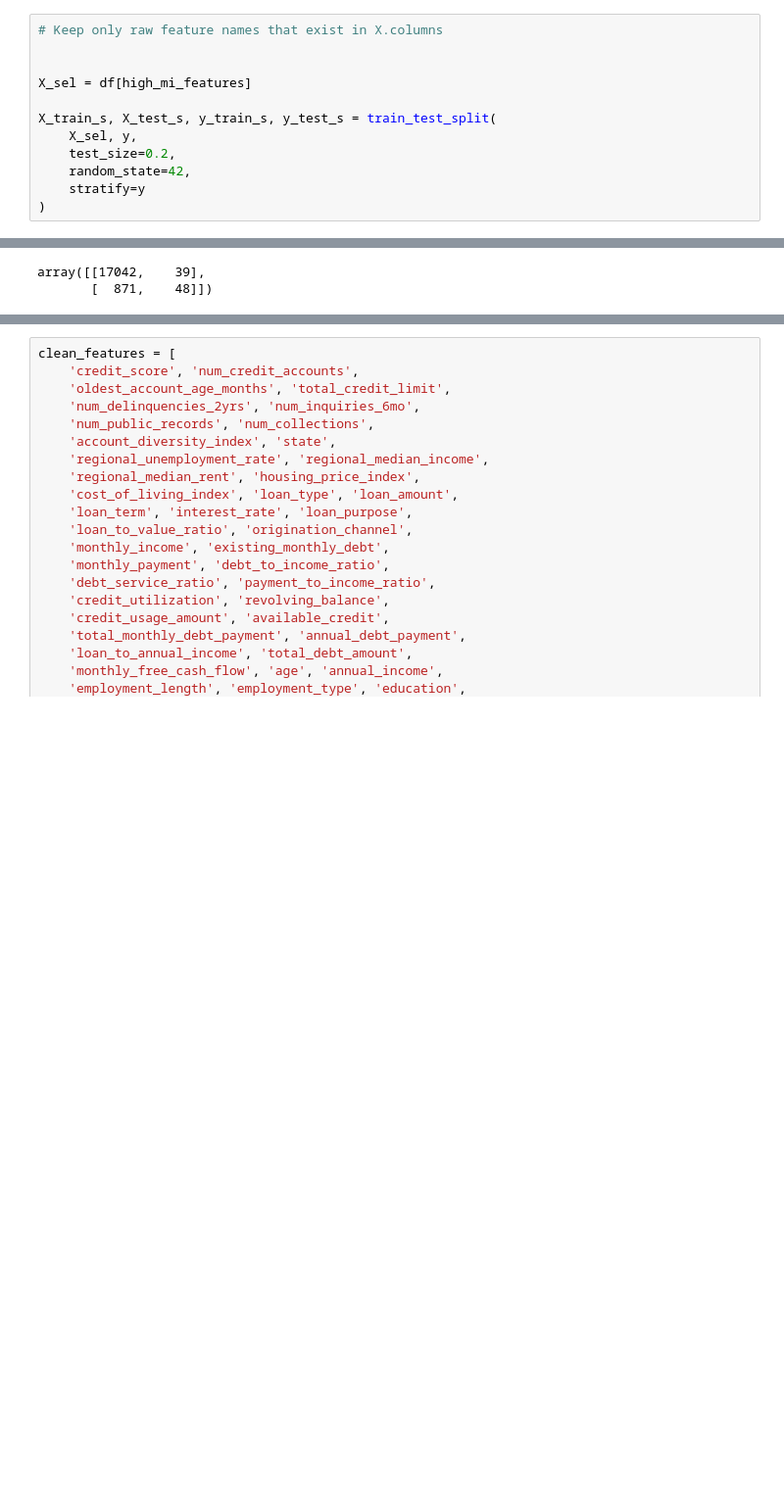
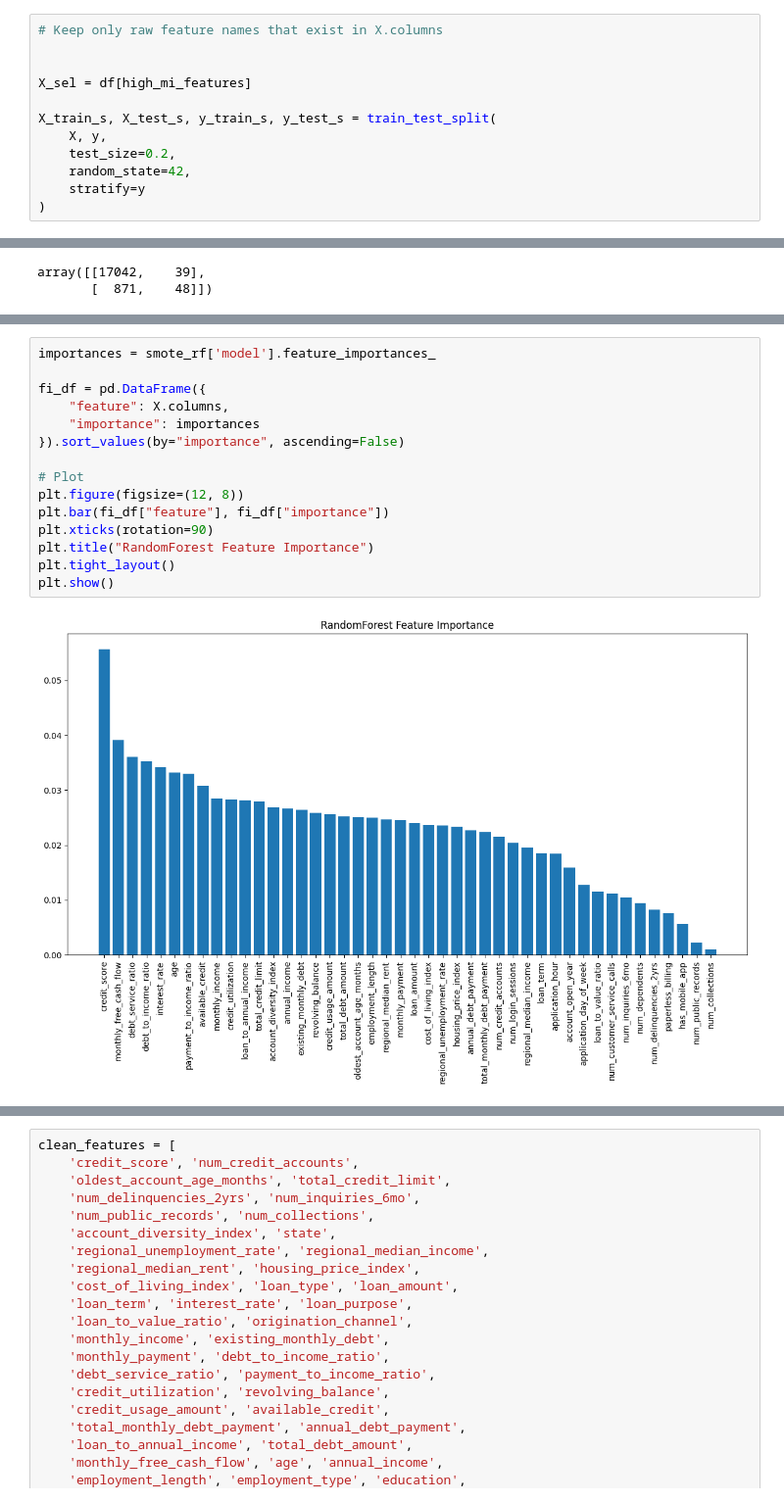
Before and after one commit to khazratoff/cbu-coding-challenge, a Jupyter notebook: notebooks/EDA.ipynb, the cells around one changed output, grey strips where cells are left out. Shown at 98% size. Saved outputs shown, nothing was run; the diff lists cells and outputs as text; blank space fills up the shorter version.

```diff
--- a/notebooks/EDA.ipynb
+++ b/notebooks/EDA.ipynb
@@ -153,7 +153,7 @@ high_mi_features
 X_sel = df[high_mi_features]
 
 X_train_s, X_test_s, y_train_s, y_test_s = train_test_split(
-    X_sel, y,
+    X, y,
     test_size=0.2,
     random_state=42,
     stratify=y
@@ -315,0 +319,17 @@ print("Random Forest AUC:", roc_auc_score(y_test_s, preds_rf))
+# %%
+importances = smote_rf['model'].feature_importances_
+
+fi_df = pd.DataFrame({
+    "feature": X.columns,
+    "importance": importances
+}).sort_values(by="importance", ascending=False)
+
+# Plot
+plt.figure(figsize=(12, 8))
+plt.bar(fi_df["feature"], fi_df["importance"])
+plt.xticks(rotation=90)
+plt.title("RandomForest Feature Importance")
+plt.tight_layout()
+plt.show()
+# %% [output]
+[figure, added]
```
Also changed, not shown: parts of 13 cells of this notebook.
